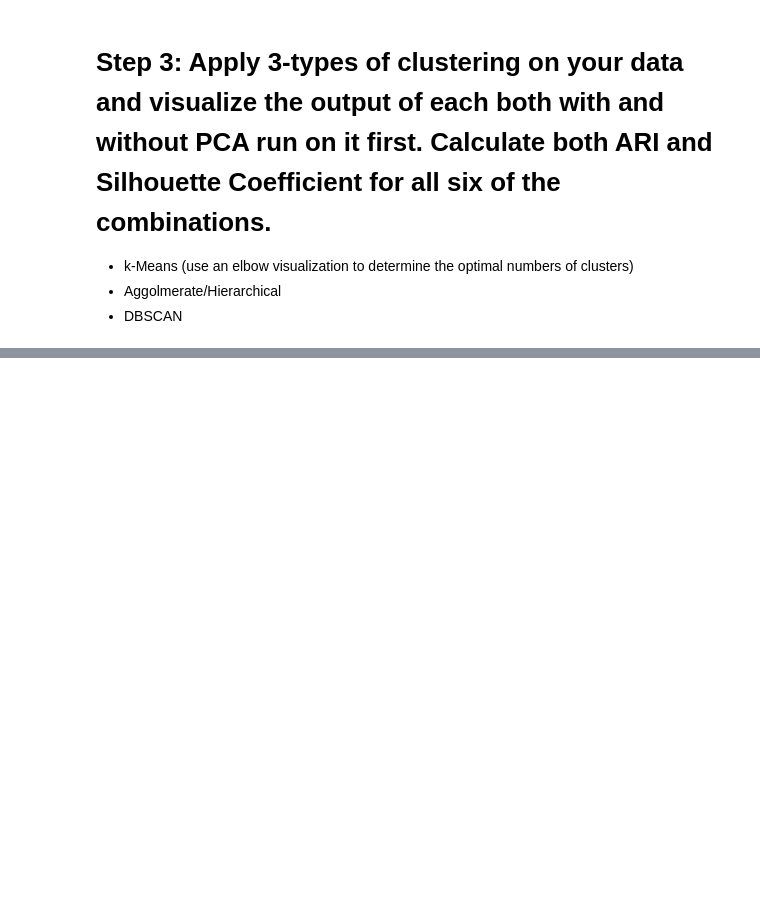
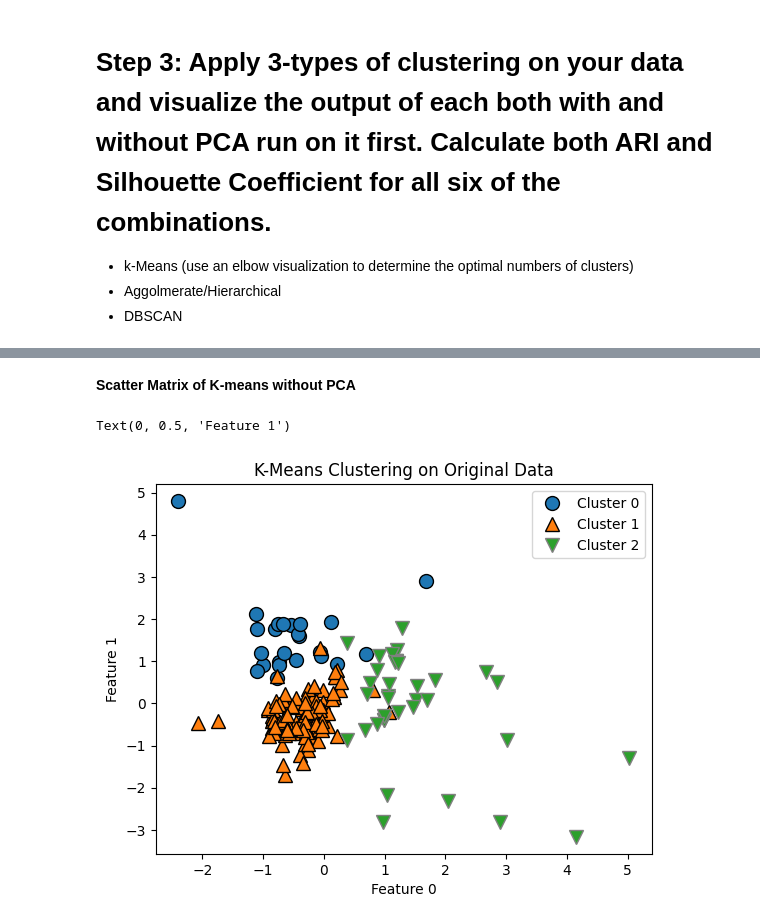
Before and after one commit to atoothman/Data-71200-Projects-, a Jupyter notebook: DATA_71200_Project_3_Glass_ID.ipynb, the cells around one changed output, grey strips where cells are left out. Drawn from its saved outputs; the diff is of its cells as text; code cells hidden in the pictures; blank space fills up the shorter version.

```diff
--- a/DATA_71200_Project_3_Glass_ID.ipynb
+++ b/DATA_71200_Project_3_Glass_ID.ipynb
@@ -326,6 +326,12 @@ Calcium             1.0
 Barium              1.0
 Iron                1.0
 dtype: float64
+# %%
+from sklearn.preprocessing import StandardScaler
+
+scaler = StandardScaler()
+X_train_scaled = scaler.fit_transform(X_train)
+X_test_scaled = scaler.transform(X_test)
 # %% [markdown]
 # Step 2: PCA for feature selection
 
@@ -427,0 +468,21 @@ ValueError: The number of FixedLocator locations (9), usually from a call to set
+# %% [markdown]
+**Scatter Matrix of K-means without PCA**
+# %%
+# K-Means on original data
+
+# instantiate an instance of k-Means
+kmeans = KMeans(n_clusters=3)
+kmeans.fit(X_train_scaled)
+
+# get assignments (labels)
+assignments=kmeans.labels_
+
+# plot a scatter matrix of the results
+mglearn.discrete_scatter(X_train_scaled[:, 0], X_train_scaled[:, 1], assignments)
+plt.legend(["Cluster 0", "Cluster 1", "Cluster 2"], loc="best")
+plt.title("K-Means Clustering on Original Data")
+plt.xlabel("Feature 0")
+plt.ylabel("Feature 1")
+# %% [output]
+Text(0, 0.5, 'Feature 1')
+[figure, added]
```
Also changed, not shown: parts of 27 cells of this notebook.
